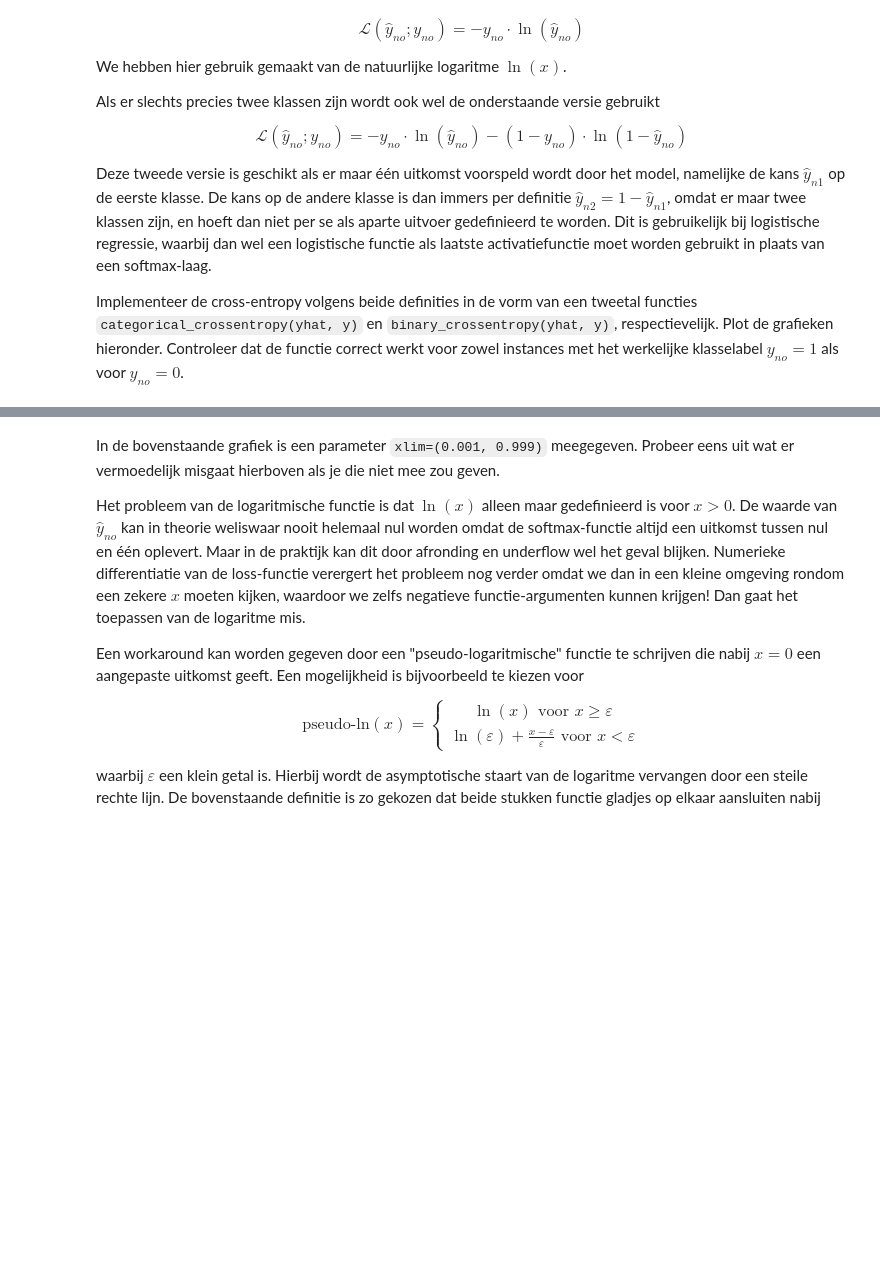
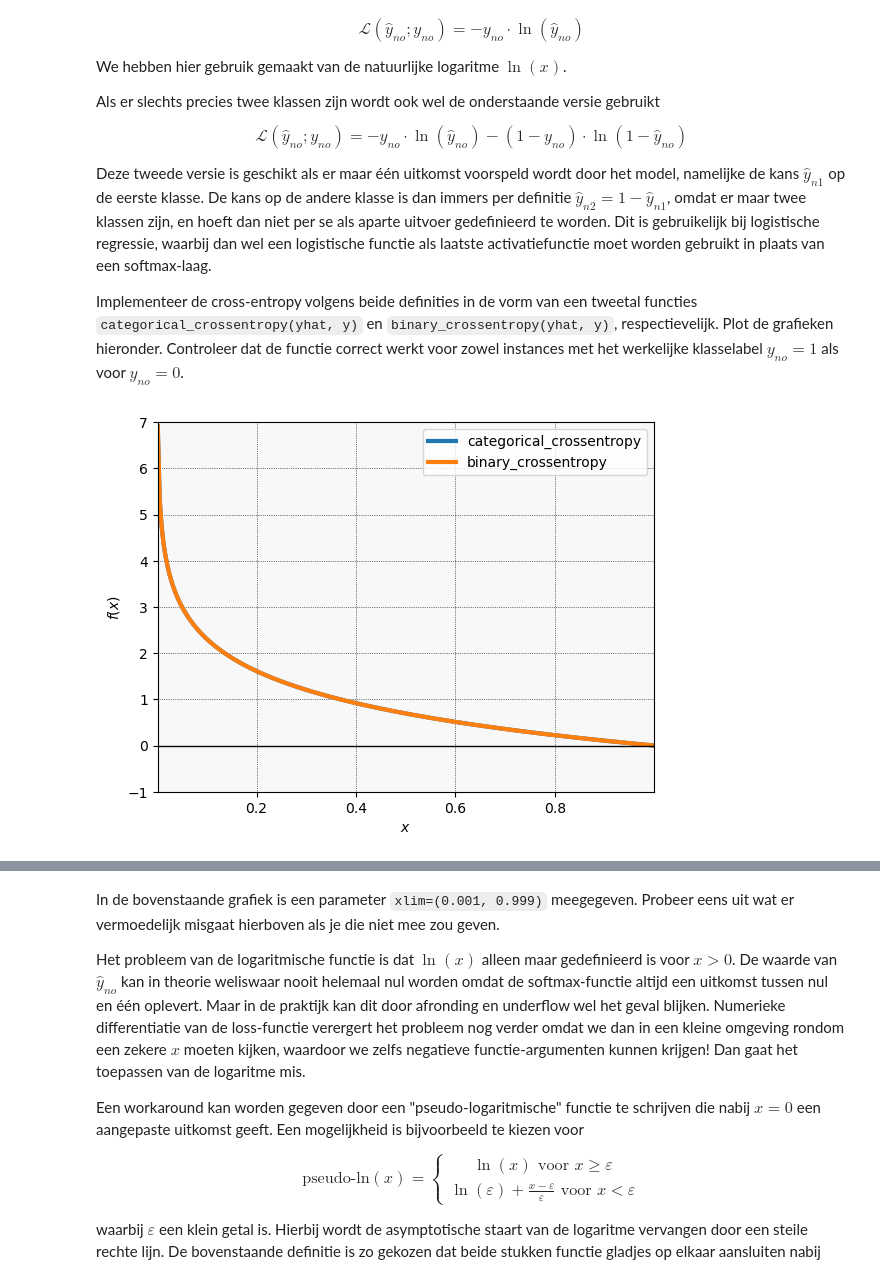
Before and after one commit to Vincent-Talen/Advanced-Datamining, a Jupyter notebook: Chapter04/Werkcollege_v2324-H4.ipynb, the cells around one changed output, grey strips where cells are left out. Cells and saved outputs as stored; diff of their text form; code cells hidden in the pictures; blank space fills up the shorter version.

```diff
--- a/Chapter04/Werkcollege_v2324-H4.ipynb
+++ b/Chapter04/Werkcollege_v2324-H4.ipynb
@@ -206,6 +270,8 @@ Deze tweede versie is geschikt als er maar één uitkomst voorspeld wordt door h
 Implementeer de cross-entropy volgens beide definities in de vorm van een tweetal functies `categorical_crossentropy(yhat, y)` en `binary_crossentropy(yhat, y)`, respectievelijk. Plot de grafieken hieronder. Controleer dat de functie correct werkt voor zowel instances met het werkelijke klasselabel $y_{no}=1$ als voor $y_{no}=0$.
 # %%
 y = 1.0
-data.graph([model.categorical_crossentropy, model.binary_crossentropy], y, xlim=(0.001, 0.999))
+data.graph([loss_functions.categorical_crossentropy, loss_functions.binary_crossentropy], y, xlim=(0.001, 0.999))
+# %% [output]
+[figure, added]
 # %%
 y = 0.0
```
Also changed, not shown: parts of 15 cells of this notebook, 2 other files.
